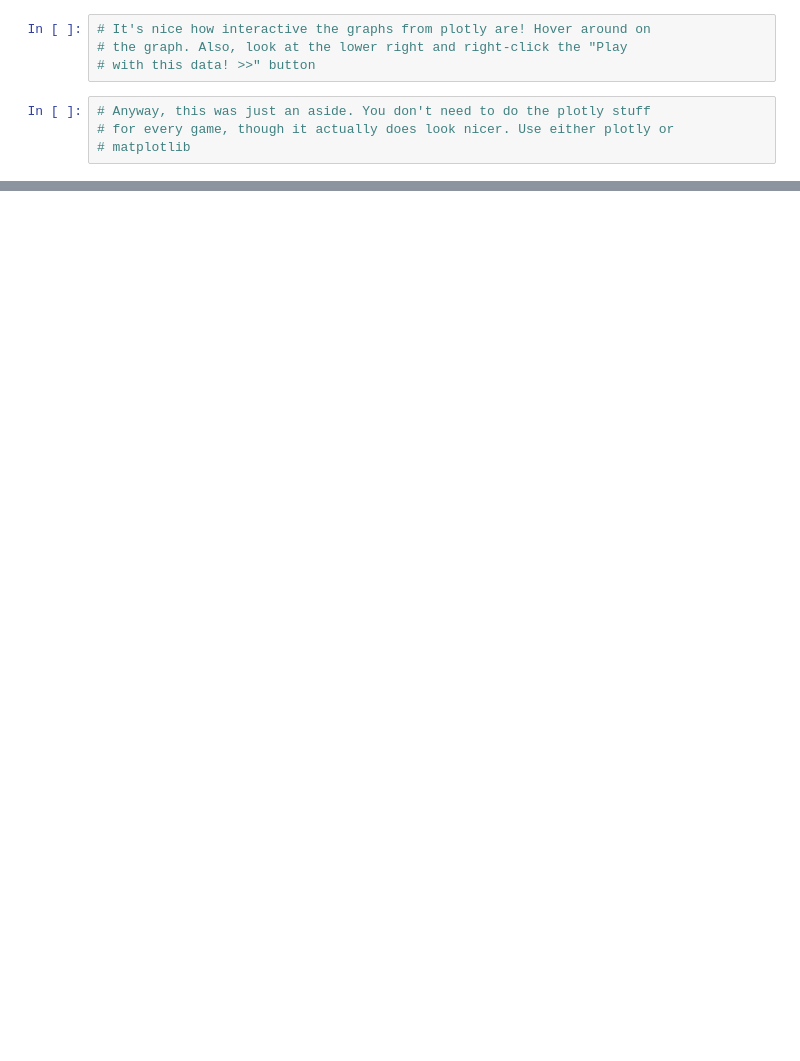
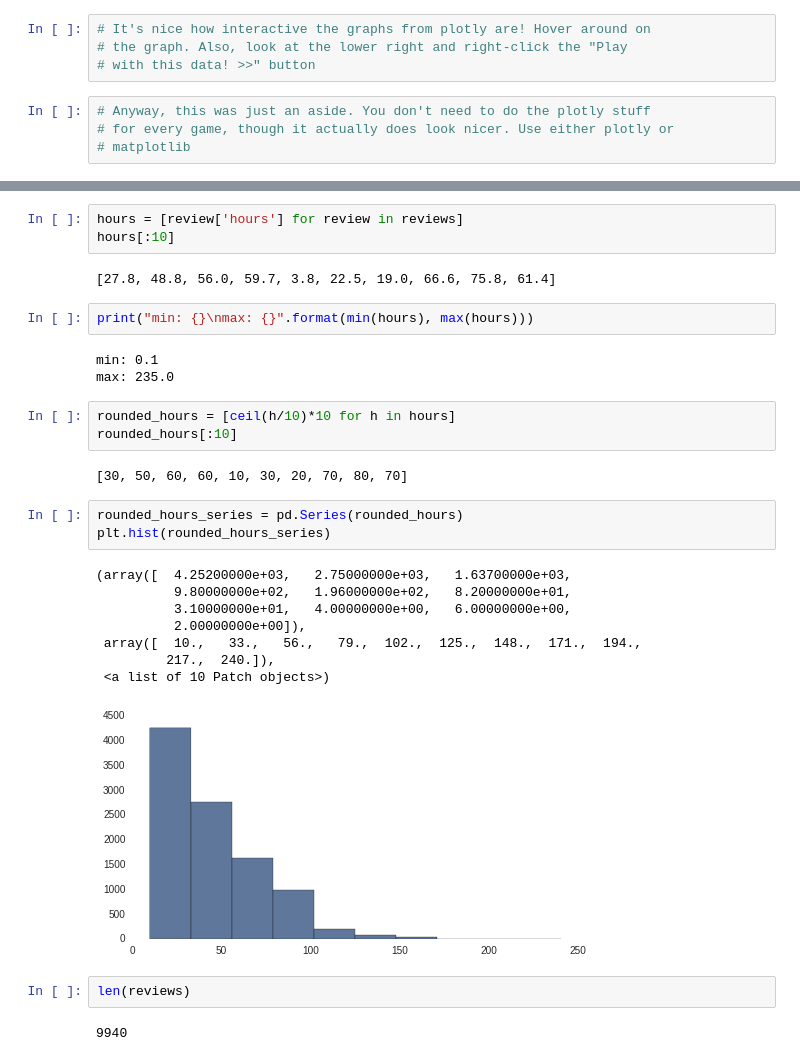
Before and after one commit to mulhod/reviewer_experience_prediction, a Jupyter notebook: ipython_notebooks/Exploring_Review_Data.ipynb, the cells around one changed output, grey strips where cells are left out. Cells and saved outputs as stored; diff of their text form; blank space fills up the shorter version.

```diff
--- a/ipython_notebooks/Exploring_Review_Data.ipynb
+++ b/ipython_notebooks/Exploring_Review_Data.ipynb
@@ -287,0 +334,31 @@ py.iplot(rounded_lengths_data, filename='basic-histogram')
+# %%
+hours = [review['hours'] for review in reviews]
+hours[:10]
+# %% [output]
+[27.8, 48.8, 56.0, 59.7, 3.8, 22.5, 19.0, 66.6, 75.8, 61.4]
+# %%
+print("min: {}\nmax: {}".format(min(hours), max(hours)))
+# %% [output]
+min: 0.1
+max: 235.0
+# %%
+rounded_hours = [ceil(h/10)*10 for h in hours]
+rounded_hours[:10]
+# %% [output]
+[30, 50, 60, 60, 10, 30, 20, 70, 80, 70]
+# %%
+rounded_hours_series = pd.Series(rounded_hours)
+plt.hist(rounded_hours_series)
+# %% [output]
+(array([  4.25200000e+03,   2.75000000e+03,   1.63700000e+03,
+          9.80000000e+02,   1.96000000e+02,   8.20000000e+01,
+          3.10000000e+01,   4.00000000e+00,   6.00000000e+00,
+          2.00000000e+00]),
+ array([  10.,   33.,   56.,   79.,  102.,  125.,  148.,  171.,  194.,
+         217.,  240.]),
+ <a list of 10 Patch objects>)
+[figure, added]
+# %%
+len(reviews)
+# %% [output]
+9940
```
Also changed, not shown: parts of 11 cells of this notebook, 1 other file.
